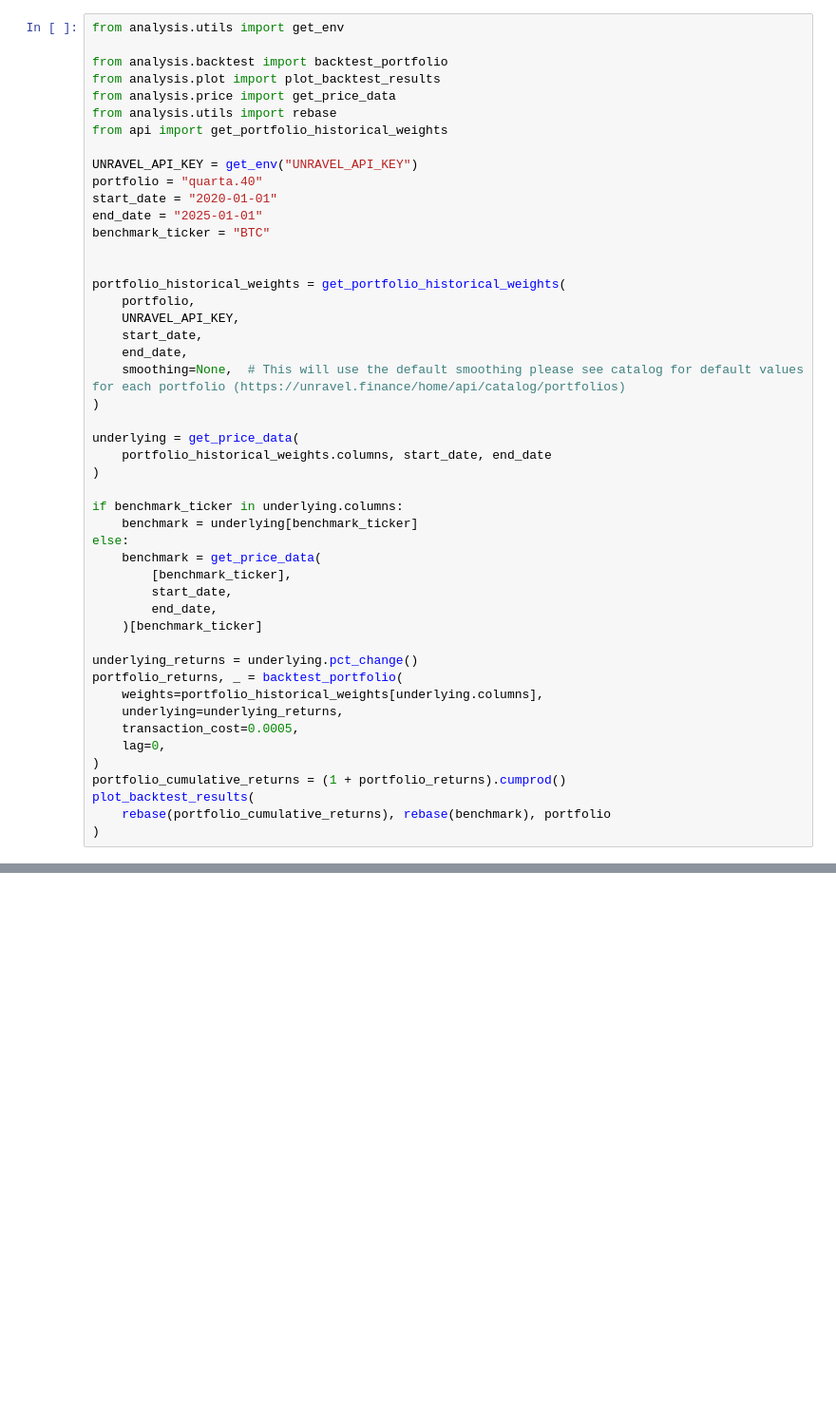
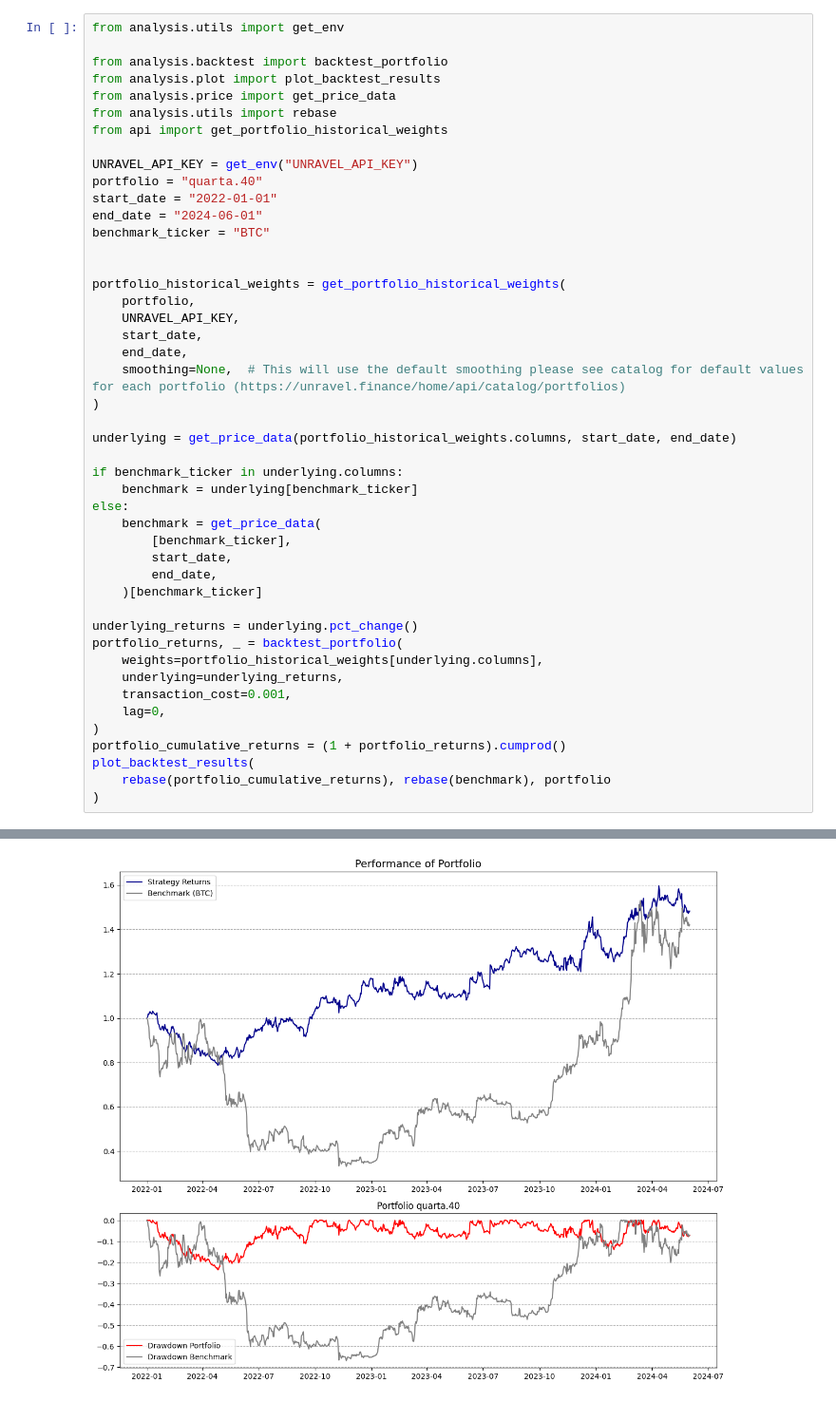
Before and after one commit to unravel-finance/api-guide, a Jupyter notebook: replicate_portfolio_backtest.ipynb, the cells around one changed output, grey strips where cells are left out. Shown at 95% size. Cells and saved outputs as stored; diff of their text form; blank space fills up the shorter version.

```diff
--- a/replicate_portfolio_backtest.ipynb
+++ b/replicate_portfolio_backtest.ipynb
@@ -9,8 +9,8 @@ from api import get_portfolio_historical_weights
 
 UNRAVEL_API_KEY = get_env("UNRAVEL_API_KEY")
 portfolio = "quarta.40"
-start_date = "2020-01-01"
-end_date = "2025-01-01"
+start_date = "2022-01-01"
+end_date = "2024-06-01"
 benchmark_ticker = "BTC"
 
 
@@ -22,9 +22,7 @@ portfolio_historical_weights = get_portfolio_historical_weights(
     smoothing=None,  # This will use the default smoothing please see catalog for default values for each portfolio (https://unravel.finance/home/api/catalog/portfolios)
 )
 
-underlying = get_price_data(
-    portfolio_historical_weights.columns, start_date, end_date
-)
+underlying = get_price_data(portfolio_historical_weights.columns, start_date, end_date)
 
 if benchmark_ticker in underlying.columns:
     benchmark = underlying[benchmark_ticker]
@@ -39,10 +37,11 @@ underlying_returns = underlying.pct_change()
 portfolio_returns, _ = backtest_portfolio(
     weights=portfolio_historical_weights[underlying.columns],
     underlying=underlying_returns,
-    transaction_cost=0.0005,
+    transaction_cost=0.001,
     lag=0,
 )
 portfolio_cumulative_returns = (1 + portfolio_returns).cumprod()
 plot_backtest_results(
     rebase(portfolio_cumulative_returns), rebase(benchmark), portfolio
 )
+# %% [output]
@@ -48,0 +64 @@ plot_backtest_results(
+[figure, added]
```
Also changed, not shown: parts of 1 cell of this notebook, 4 other files.
